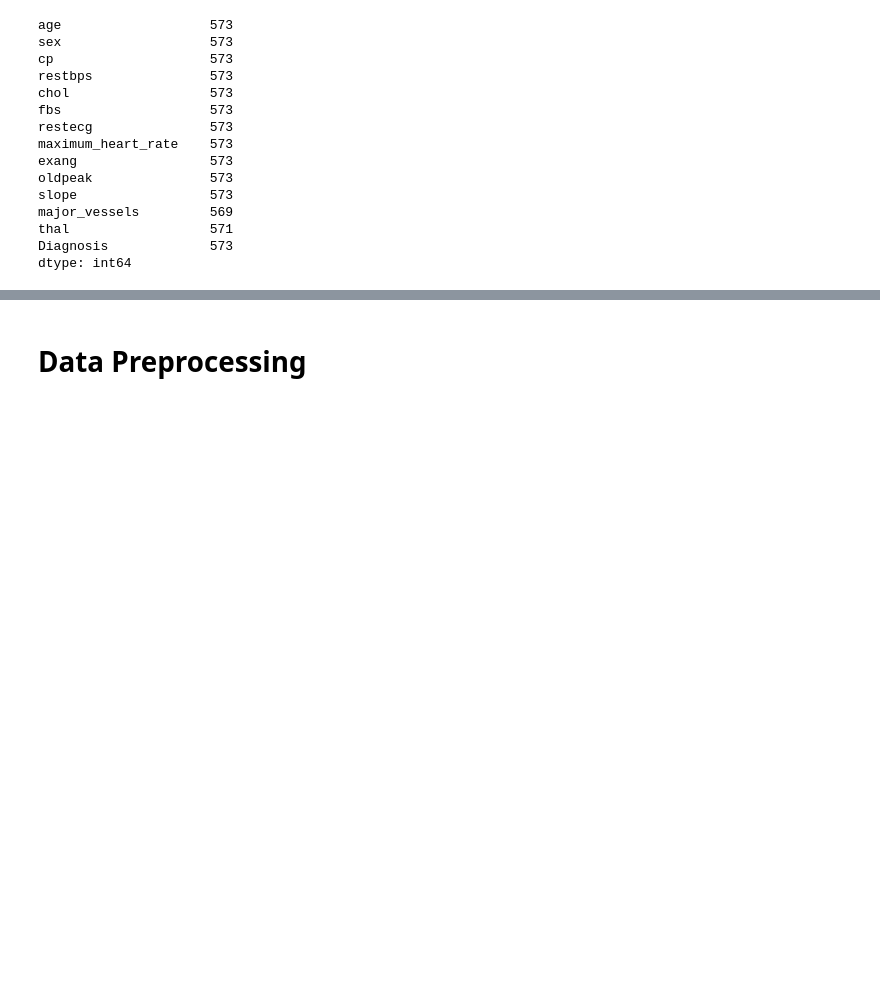
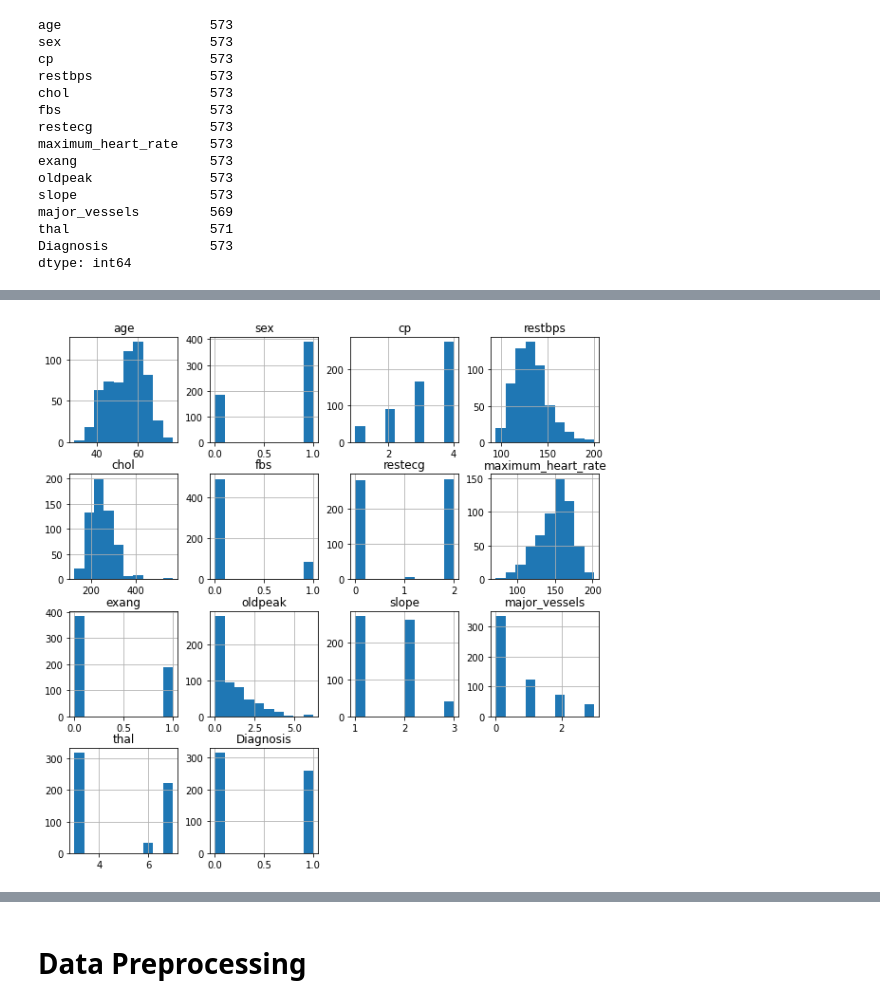
Before and after one commit to bikashk123/Predicting-heart-disease-using-ML, a Jupyter notebook: heart_disease_prediction(M.tech).ipynb, the cells around one changed output, grey strips where cells are left out. Cells and saved outputs as stored; diff of their text form; code cells hidden in the pictures; blank space fills up the shorter version.

```diff
--- a/heart_disease_prediction(M.tech).ipynb
+++ b/heart_disease_prediction(M.tech).ipynb
@@ -51,0 +60,5 @@ dtype: int64
+# %%
+data.hist(figsize=(10,10),layout=(4,4))
+plt.show()
+# %% [output]
+[figure, added]
```
Also changed, not shown: parts of 133 cells of this notebook.
